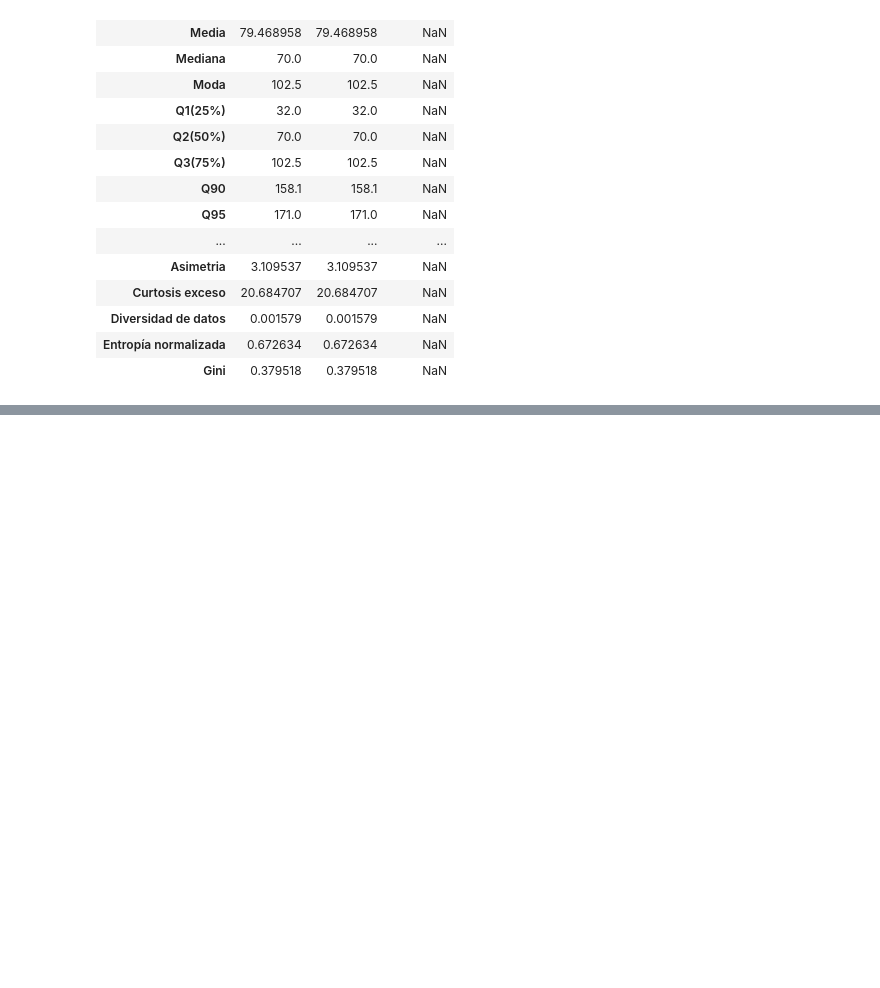
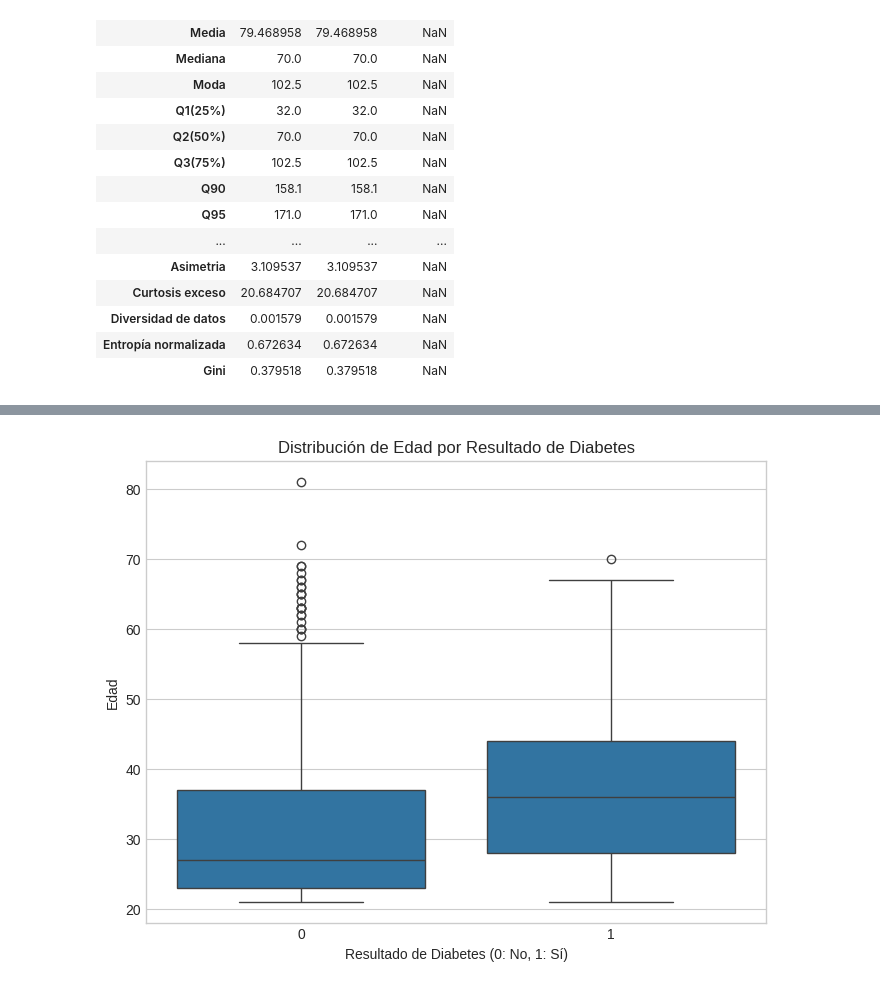
Before and after one commit to Jsuarez320/Ciencia-de-Datos, a Jupyter notebook: Diabetes/Diabetes.ipynb, the cells around one changed output, grey strips where cells are left out. Saved outputs shown, nothing was run; the diff lists cells and outputs as text; code cells hidden in the pictures; blank space fills up the shorter version.

```diff
--- a/Diabetes/Diabetes.ipynb
+++ b/Diabetes/Diabetes.ipynb
@@ -341,0 +192,10 @@ Desviación Estándar (Insulina) para comparar: 89.10 mg/dL
+# %%
+# 4. Boxplot comparando la distribución de Age según Outcome
+plt.figure(figsize=(8, 6))
+sns.boxplot(x='Outcome', y='Age', data=completo)
+plt.title('Distribución de Edad por Resultado de Diabetes')
+plt.xlabel('Resultado de Diabetes (0: No, 1: Sí)')
+plt.ylabel('Edad')
+plt.show()
+# %% [output]
+[figure, added]
```
Also changed, not shown: parts of 39 cells of this notebook, 3 other files.
